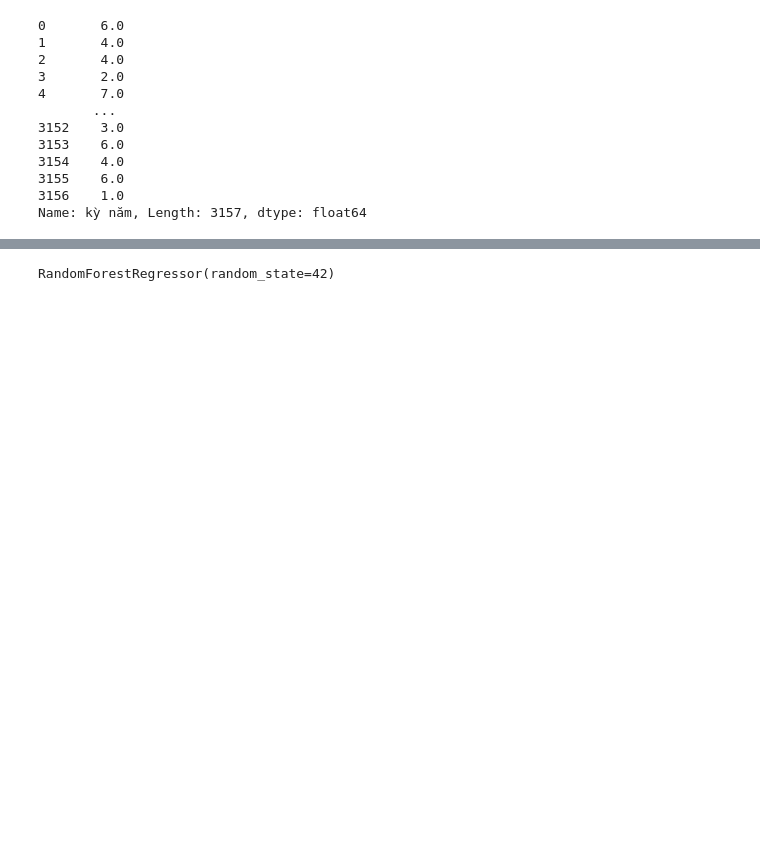
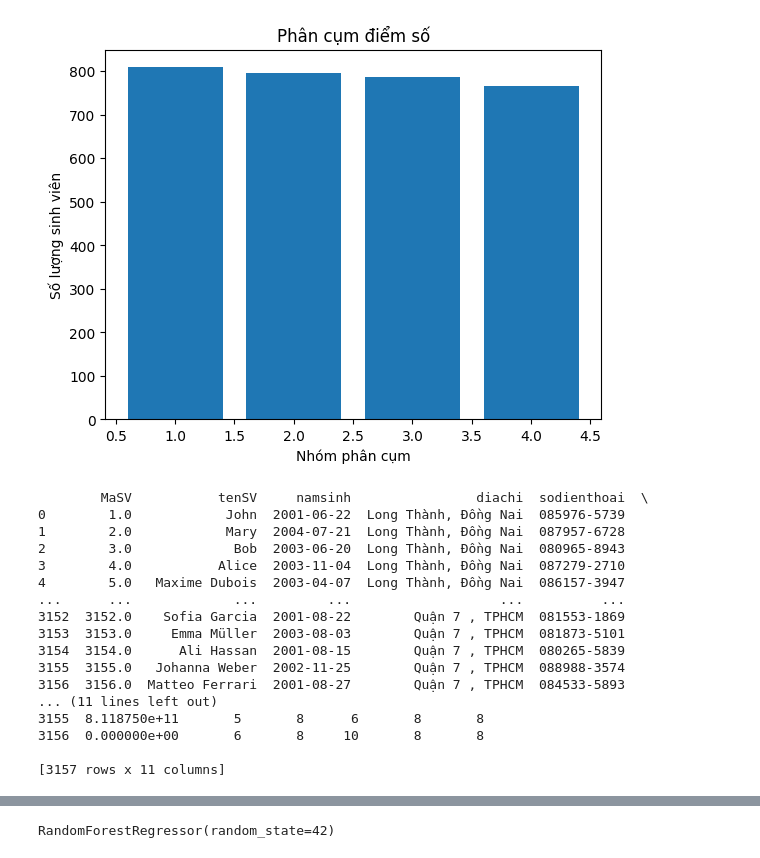
Before and after one commit to danhkaio6653ghreg/nguyendanhdemo, a Jupyter notebook: BTL_DATAMIN.ipynb, the cells around one changed output, grey strips where cells are left out. Drawn from its saved outputs; the diff is of its cells as text; code cells hidden in the pictures; blank space fills up the shorter version.

```diff
--- a/BTL_DATAMIN.ipynb
+++ b/BTL_DATAMIN.ipynb
@@ -234,0 +225,3 @@ print(X)
+# %%
+# Tạo một cột mới chứa nhãn của từng sinh viên
+df['Cluster'] = labels
@@ -234,0 +262,10 @@ print(X)
+# %%
+# Vẽ biểu đồ cột thể hiện số lượng sinh viên trong từng nhóm phân cụm
+counts = df['Cluster'].value_counts()
+plt.bar([1, 2, 3,4], counts)
+plt.xlabel('Nhóm phân cụm')
+plt.ylabel('Số lượng sinh viên')
+plt.title('Phân cụm điểm số')
+plt.show()
+# %% [output]
+[figure, added]
@@ -235,15 +278,20 @@ print(X)
 # %%
-print(y)
+print(df)
 # %% [output]
-0       6.0
-1       4.0
-2       4.0
-3       2.0
-4       7.0
-       ...
-3152    3.0
-3153    6.0
-3154    4.0
-3155    6.0
-3156    1.0
-Name: kỳ năm, Length: 3157, dtype: float64
+        MaSV           tenSV     namsinh                diachi  sodienthoai  \
+0        1.0            John  2001-06-22  Long Thành, Đồng Nai  085976-5739
+1        2.0            Mary  2004-07-21  Long Thành, Đồng Nai  087957-6728
+2        3.0             Bob  2003-06-20  Long Thành, Đồng Nai  080965-8943
+3        4.0           Alice  2003-11-04  Long Thành, Đồng Nai  087279-2710
+4        5.0   Maxime Dubois  2003-04-07  Long Thành, Đồng Nai  086157-3947
+...      ...             ...         ...                   ...          ...
+3152  3152.0    Sofia Garcia  2001-08-22        Quận 7 , TPHCM  081553-1869
+3153  3153.0     Emma Müller  2003-08-03        Quận 7 , TPHCM  081873-5101
+3154  3154.0      Ali Hassan  2001-08-15        Quận 7 , TPHCM  080265-5839
+3155  3155.0   Johanna Weber  2002-11-25        Quận 7 , TPHCM  088988-3574
+3156  3156.0  Matteo Ferrari  2001-08-27        Quận 7 , TPHCM  084533-5893
+... (11 lines left out)
+3155  8.118750e+11       5       8      6       8       8
+3156  0.000000e+00       6       8     10       8       8
+
+[3157 rows x 11 columns]
```
Also changed, not shown: parts of 69 cells of this notebook.
